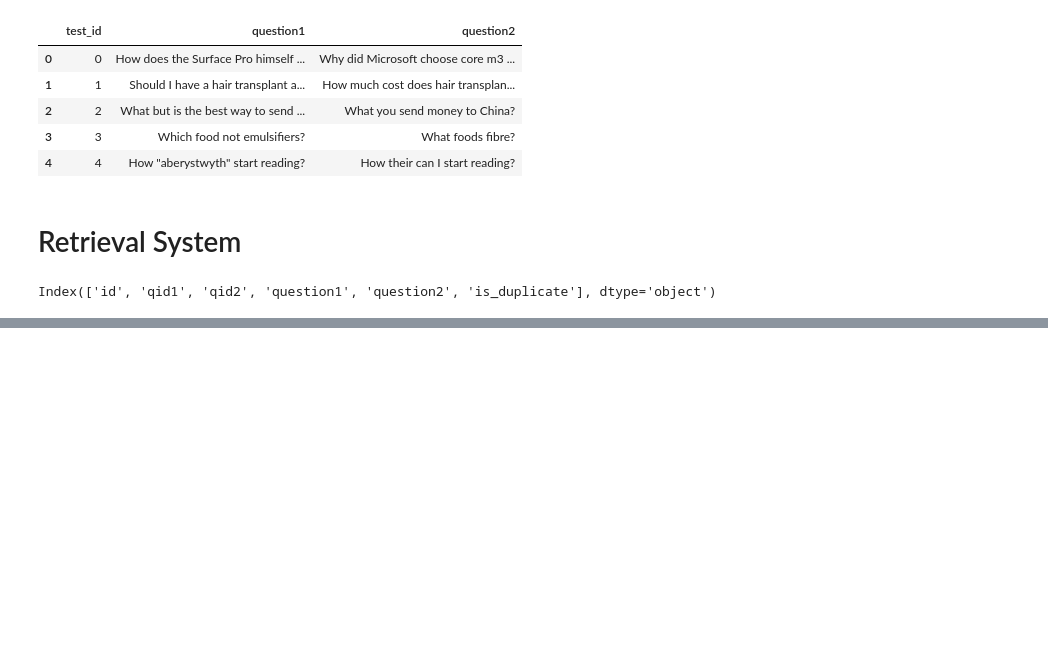
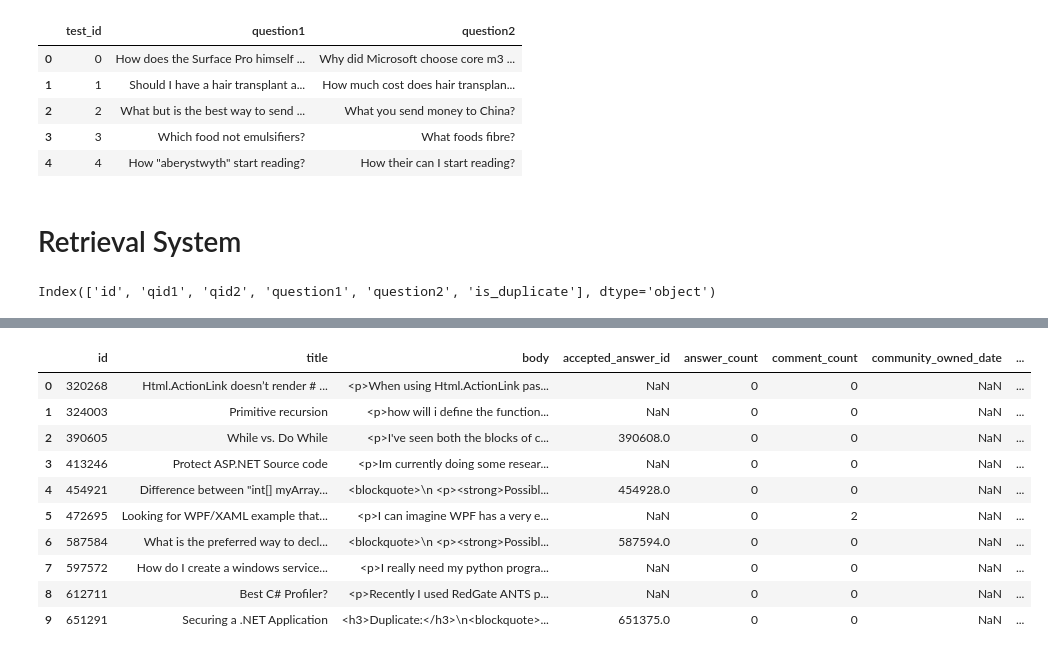
Before and after one commit to Vtewari2311/STEM-Away-Internship, a Jupyter notebook: Notebook_STEM_Away.ipynb, the cells around one changed output, grey strips where cells are left out. Saved outputs shown, nothing was run; the diff lists cells and outputs as text; code cells hidden in the pictures; blank space fills up the shorter version.

```diff
--- a/Notebook_STEM_Away.ipynb
+++ b/Notebook_STEM_Away.ipynb
@@ -312,0 +440,15 @@ pinecone.delete_index(index_name)
+# %%
+questions_data = pd.read_csv('/content/Questions.csv')
+questions_data.head(10)
+# %% [output]
+|  | id | title | body | accepted_answer_id | answer_count | comment_count | community_owned_date | ... |
+| 0 | 320268 | Html.ActionLink doesn’t render # ... | <p>When using Html.ActionLink pas... | NaN | 0 | 0 | NaN | ... |
+| 1 | 324003 | Primitive recursion | <p>how will i define the function... | NaN | 0 | 0 | NaN | ... |
+| 2 | 390605 | While vs. Do While | <p>I've seen both the blocks of c... | 390608.0 | 0 | 0 | NaN | ... |
+| 3 | 413246 | Protect ASP.NET Source code | <p>Im currently doing some resear... | NaN | 0 | 0 | NaN | ... |
+| 4 | 454921 | Difference between "int[] myArray... | <blockquote>\n <p><strong>Possibl... | 454928.0 | 0 | 0 | NaN | ... |
+| 5 | 472695 | Looking for WPF/XAML example that... | <p>I can imagine WPF has a very e... | NaN | 0 | 2 | NaN | ... |
+| 6 | 587584 | What is the preferred way to decl... | <blockquote>\n <p><strong>Possibl... | 587594.0 | 0 | 0 | NaN | ... |
+| 7 | 597572 | How do I create a windows service... | <p>I really need my python progra... | NaN | 0 | 0 | NaN | ... |
+| 8 | 612711 | Best C# Profiler? | <p>Recently I used RedGate ANTS p... | NaN | 0 | 0 | NaN | ... |
+| 9 | 651291 | Securing a .NET Application | <h3>Duplicate:</h3>\n<blockquote>... | 651375.0 | 0 | 0 | NaN | ... |
```
Also changed, not shown: parts of 62 cells of this notebook.
